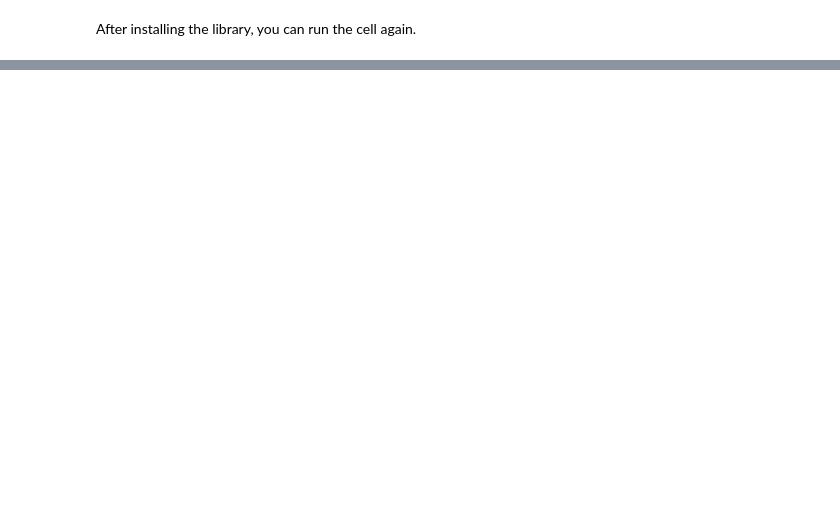
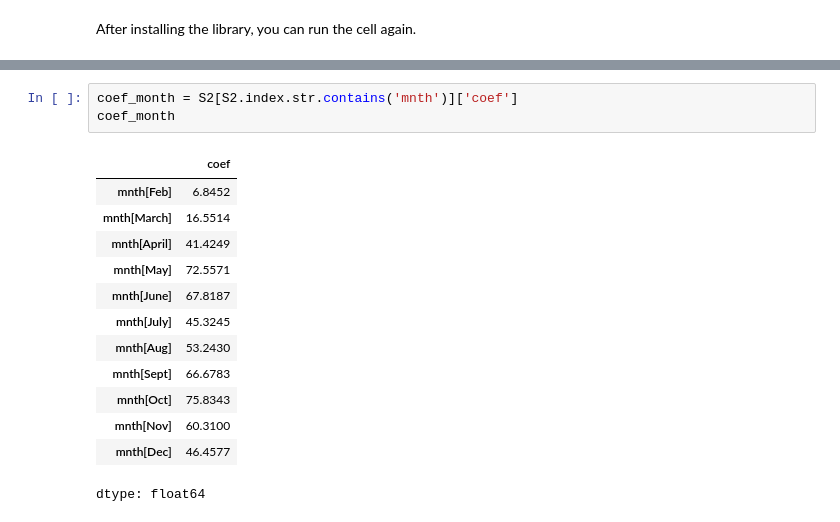
Before and after one commit to codeintern16/-, a Jupyter notebook: 歡迎使用_Colab.ipynb, the cells around one changed output, grey strips where cells are left out. Saved outputs shown, nothing was run; the diff lists cells and outputs as text; blank space fills up the shorter version.

```diff
--- a/歡迎使用_Colab.ipynb
+++ b/歡迎使用_Colab.ipynb
@@ -228,0 +467,17 @@ After installing the library, you can run the cell again.
+# %%
+coef_month = S2[S2.index.str.contains('mnth')]['coef']
+coef_month
+# %% [output]
+|  | coef |
+| mnth[Feb] | 6.8452 |
+| mnth[March] | 16.5514 |
+| mnth[April] | 41.4249 |
+| mnth[May] | 72.5571 |
+| mnth[June] | 67.8187 |
+| mnth[July] | 45.3245 |
+| mnth[Aug] | 53.2430 |
+| mnth[Sept] | 66.6783 |
+| mnth[Oct] | 75.8343 |
+| mnth[Nov] | 60.3100 |
+| mnth[Dec] | 46.4577 |
+dtype: float64
```
Also changed, not shown: parts of 31 cells of this notebook.
